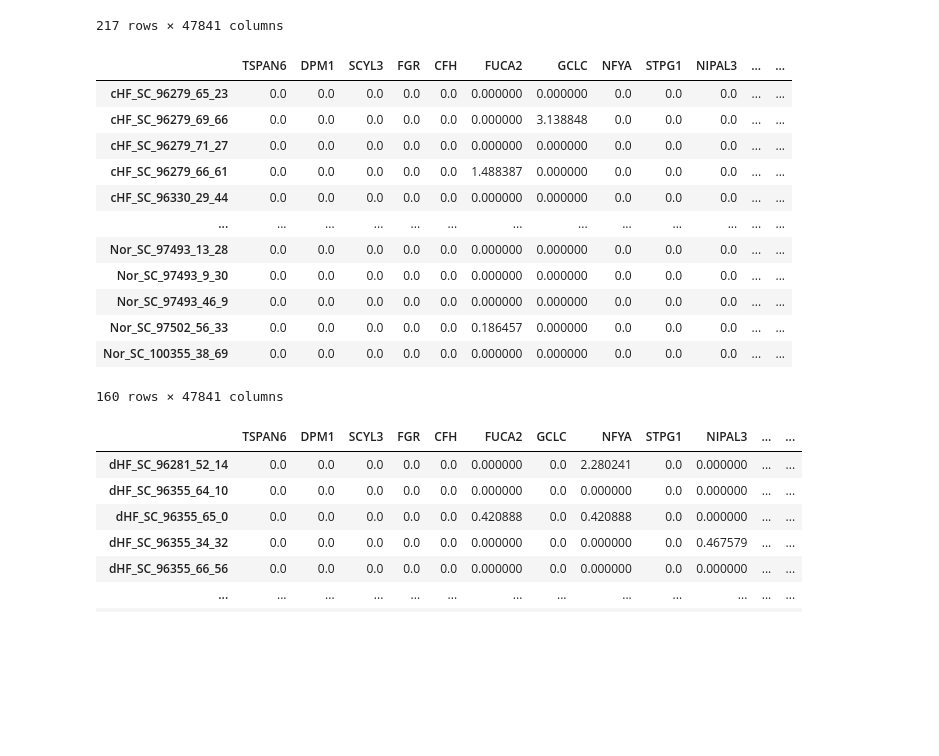
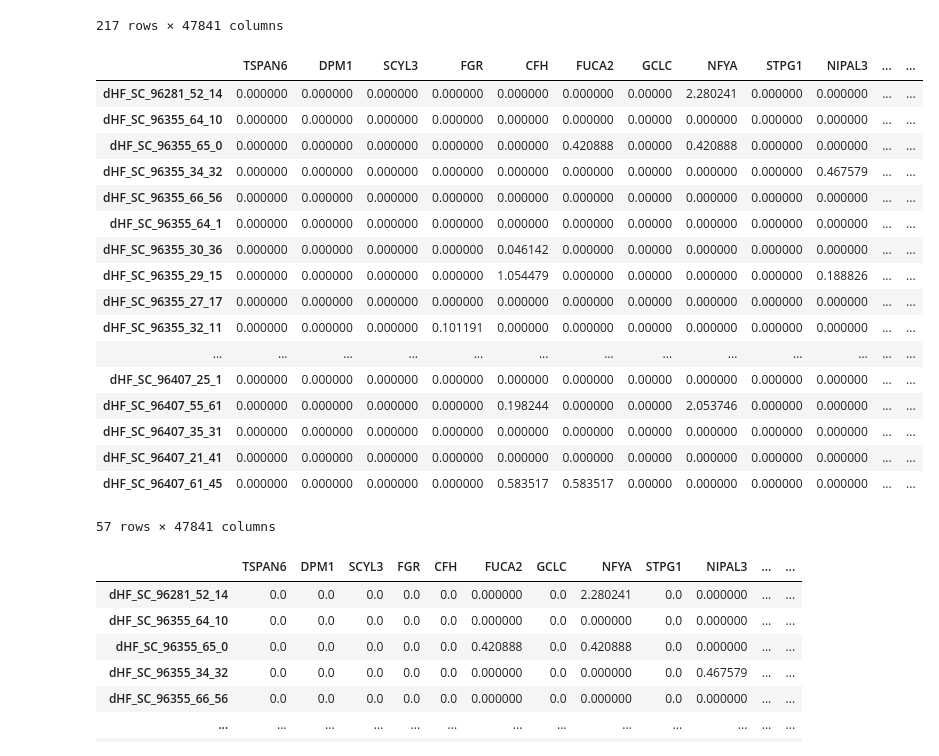
Before and after one commit to ggicci/de, a Jupyter notebook: note.ipynb, the cells around one changed output. Cells and saved outputs as stored; diff of their text form; code cells hidden in the pictures; blank space fills up the shorter version.

```diff
--- a/note.ipynb
+++ b/note.ipynb
@@ -46,21 +46,26 @@ df
 | Nor_SC_100355_38_69 | 0.0 | 0.0 | 0.0 | 0.0 | 0.0 | 0.000000 | 0.0 | 0.000000 | 0.0 | 0.000000 | ... | ... |
 217 rows × 47841 columns
 # %%
-df.drop(index=[x for x in df.index if x.startswith('dHF')])
+df.drop(index=[x for x in df.index if not x.startswith('dHF')])
 # %% [output]
 |  | TSPAN6 | DPM1 | SCYL3 | FGR | CFH | FUCA2 | GCLC | NFYA | STPG1 | NIPAL3 | ... | ... |
-| cHF_SC_96279_65_23 | 0.0 | 0.0 | 0.0 | 0.0 | 0.0 | 0.000000 | 0.000000 | 0.0 | 0.0 | 0.0 | ... | ... |
-| cHF_SC_96279_69_66 | 0.0 | 0.0 | 0.0 | 0.0 | 0.0 | 0.000000 | 3.138848 | 0.0 | 0.0 | 0.0 | ... | ... |
-| cHF_SC_96279_71_27 | 0.0 | 0.0 | 0.0 | 0.0 | 0.0 | 0.000000 | 0.000000 | 0.0 | 0.0 | 0.0 | ... | ... |
-| cHF_SC_96279_66_61 | 0.0 | 0.0 | 0.0 | 0.0 | 0.0 | 1.488387 | 0.000000 | 0.0 | 0.0 | 0.0 | ... | ... |
-| cHF_SC_96330_29_44 | 0.0 | 0.0 | 0.0 | 0.0 | 0.0 | 0.000000 | 0.000000 | 0.0 | 0.0 | 0.0 | ... | ... |
+| dHF_SC_96281_52_14 | 0.000000 | 0.000000 | 0.000000 | 0.000000 | 0.000000 | 0.000000 | 0.00000 | 2.280241 | 0.000000 | 0.000000 | ... | ... |
+| dHF_SC_96355_64_10 | 0.000000 | 0.000000 | 0.000000 | 0.000000 | 0.000000 | 0.000000 | 0.00000 | 0.000000 | 0.000000 | 0.000000 | ... | ... |
+| dHF_SC_96355_65_0 | 0.000000 | 0.000000 | 0.000000 | 0.000000 | 0.000000 | 0.420888 | 0.00000 | 0.420888 | 0.000000 | 0.000000 | ... | ... |
+| dHF_SC_96355_34_32 | 0.000000 | 0.000000 | 0.000000 | 0.000000 | 0.000000 | 0.000000 | 0.00000 | 0.000000 | 0.000000 | 0.467579 | ... | ... |
+| dHF_SC_96355_66_56 | 0.000000 | 0.000000 | 0.000000 | 0.000000 | 0.000000 | 0.000000 | 0.00000 | 0.000000 | 0.000000 | 0.000000 | ... | ... |
+| dHF_SC_96355_64_1 | 0.000000 | 0.000000 | 0.000000 | 0.000000 | 0.000000 | 0.000000 | 0.00000 | 0.000000 | 0.000000 | 0.000000 | ... | ... |
+| dHF_SC_96355_30_36 | 0.000000 | 0.000000 | 0.000000 | 0.000000 | 0.046142 | 0.000000 | 0.00000 | 0.000000 | 0.000000 | 0.000000 | ... | ... |
+| dHF_SC_96355_29_15 | 0.000000 | 0.000000 | 0.000000 | 0.000000 | 1.054479 | 0.000000 | 0.00000 | 0.000000 | 0.000000 | 0.188826 | ... | ... |
+| dHF_SC_96355_27_17 | 0.000000 | 0.000000 | 0.000000 | 0.000000 | 0.000000 | 0.000000 | 0.00000 | 0.000000 | 0.000000 | 0.000000 | ... | ... |
+| dHF_SC_96355_32_11 | 0.000000 | 0.000000 | 0.000000 | 0.101191 | 0.000000 | 0.000000 | 0.00000 | 0.000000 | 0.000000 | 0.000000 | ... | ... |
 | ... | ... | ... | ... | ... | ... | ... | ... | ... | ... | ... | ... | ... |
-| Nor_SC_97493_13_28 | 0.0 | 0.0 | 0.0 | 0.0 | 0.0 | 0.000000 | 0.000000 | 0.0 | 0.0 | 0.0 | ... | ... |
-| Nor_SC_97493_9_30 | 0.0 | 0.0 | 0.0 | 0.0 | 0.0 | 0.000000 | 0.000000 | 0.0 | 0.0 | 0.0 | ... | ... |
-| Nor_SC_97493_46_9 | 0.0 | 0.0 | 0.0 | 0.0 | 0.0 | 0.000000 | 0.000000 | 0.0 | 0.0 | 0.0 | ... | ... |
-| Nor_SC_97502_56_33 | 0.0 | 0.0 | 0.0 | 0.0 | 0.0 | 0.186457 | 0.000000 | 0.0 | 0.0 | 0.0 | ... | ... |
-| Nor_SC_100355_38_69 | 0.0 | 0.0 | 0.0 | 0.0 | 0.0 | 0.000000 | 0.000000 | 0.0 | 0.0 | 0.0 | ... | ... |
+| dHF_SC_96407_25_1 | 0.000000 | 0.000000 | 0.000000 | 0.000000 | 0.000000 | 0.000000 | 0.00000 | 0.000000 | 0.000000 | 0.000000 | ... | ... |
+| dHF_SC_96407_55_61 | 0.000000 | 0.000000 | 0.000000 | 0.000000 | 0.198244 | 0.000000 | 0.00000 | 2.053746 | 0.000000 | 0.000000 | ... | ... |
+| dHF_SC_96407_35_31 | 0.000000 | 0.000000 | 0.000000 | 0.000000 | 0.000000 | 0.000000 | 0.00000 | 0.000000 | 0.000000 | 0.000000 | ... | ... |
+| dHF_SC_96407_21_41 | 0.000000 | 0.000000 | 0.000000 | 0.000000 | 0.000000 | 0.000000 | 0.00000 | 0.000000 | 0.000000 | 0.000000 | ... | ... |
+| dHF_SC_96407_61_45 | 0.000000 | 0.000000 | 0.000000 | 0.000000 | 0.583517 | 0.583517 | 0.00000 | 0.000000 | 0.000000 | 0.000000 | ... | ... |
-160 rows × 47841 columns
+57 rows × 47841 columns
 # %%
 df
 # %% [output]
```
Also changed, not shown: parts of 1 cell of this notebook, 1 other file.
